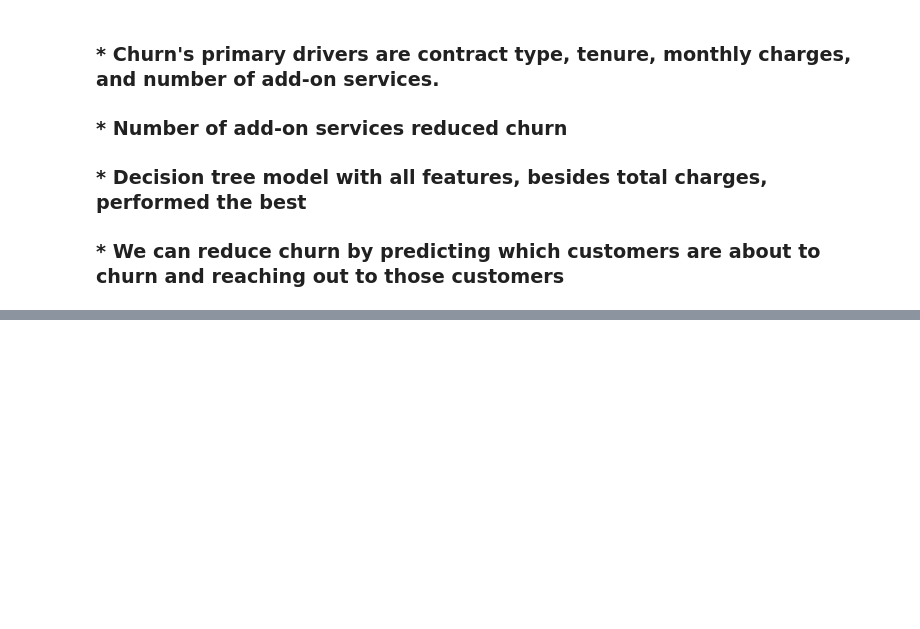
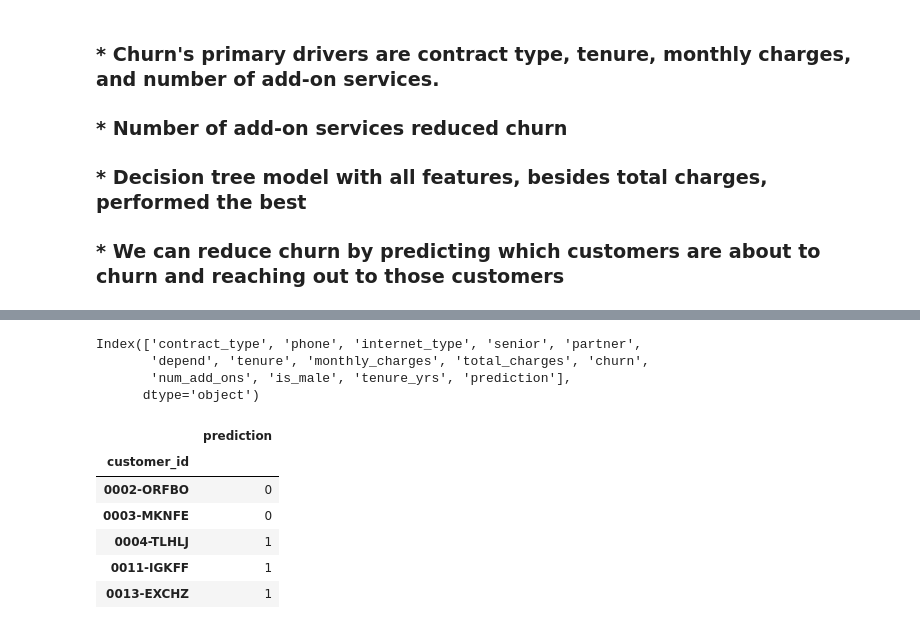
Before and after one commit to KwameTaylor/classification-project, a Jupyter notebook: telco-churn-classification-project.ipynb, the cells around one changed output, grey strips where cells are left out. Cells and saved outputs as stored; diff of their text form; code cells hidden in the pictures; blank space fills up the shorter version.

```diff
--- a/telco-churn-classification-project.ipynb
+++ b/telco-churn-classification-project.ipynb
@@ -817,0 +839,20 @@ Accuracy of Model 4 Decision Tree classifier on test set: 0.81
+# %%
+df.columns
+# %% [output]
+Index(['contract_type', 'phone', 'internet_type', 'senior', 'partner',
+       'depend', 'tenure', 'monthly_charges', 'total_charges', 'churn',
+       'num_add_ons', 'is_male', 'tenure_yrs', 'prediction'],
+      dtype='object')
+# %%
+predictions = df.drop(columns=['contract_type', 'phone', 'internet_type', 'senior', 'partner',
+       'depend', 'tenure', 'monthly_charges', 'total_charges',
+       'num_add_ons', 'is_male', 'tenure_yrs', 'churn'])
+predictions.head()
+# %% [output]
+|  | prediction |
+| customer_id |  |
+| 0002-ORFBO | 0 |
+| 0003-MKNFE | 0 |
+| 0004-TLHLJ | 1 |
+| 0011-IGKFF | 1 |
+| 0013-EXCHZ | 1 |
```
Also changed, not shown: parts of 15 cells of this notebook, 1 other file.
